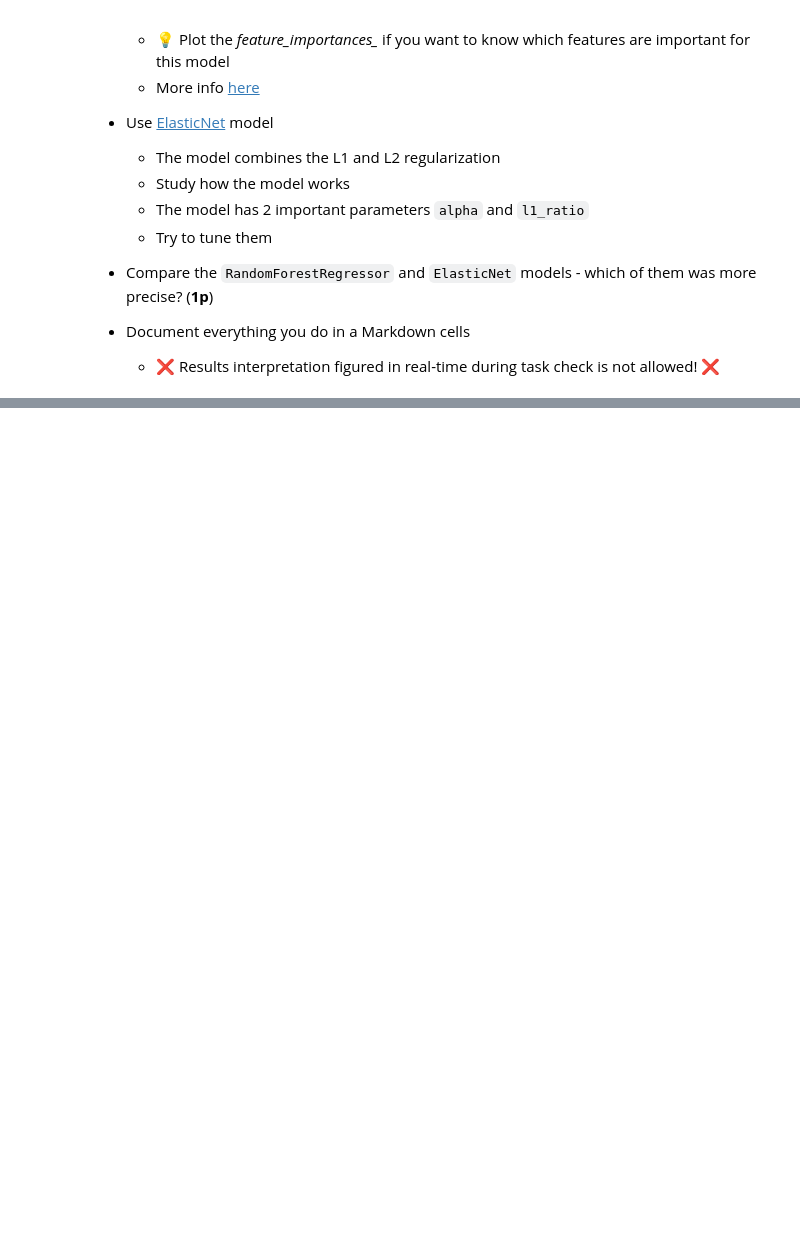
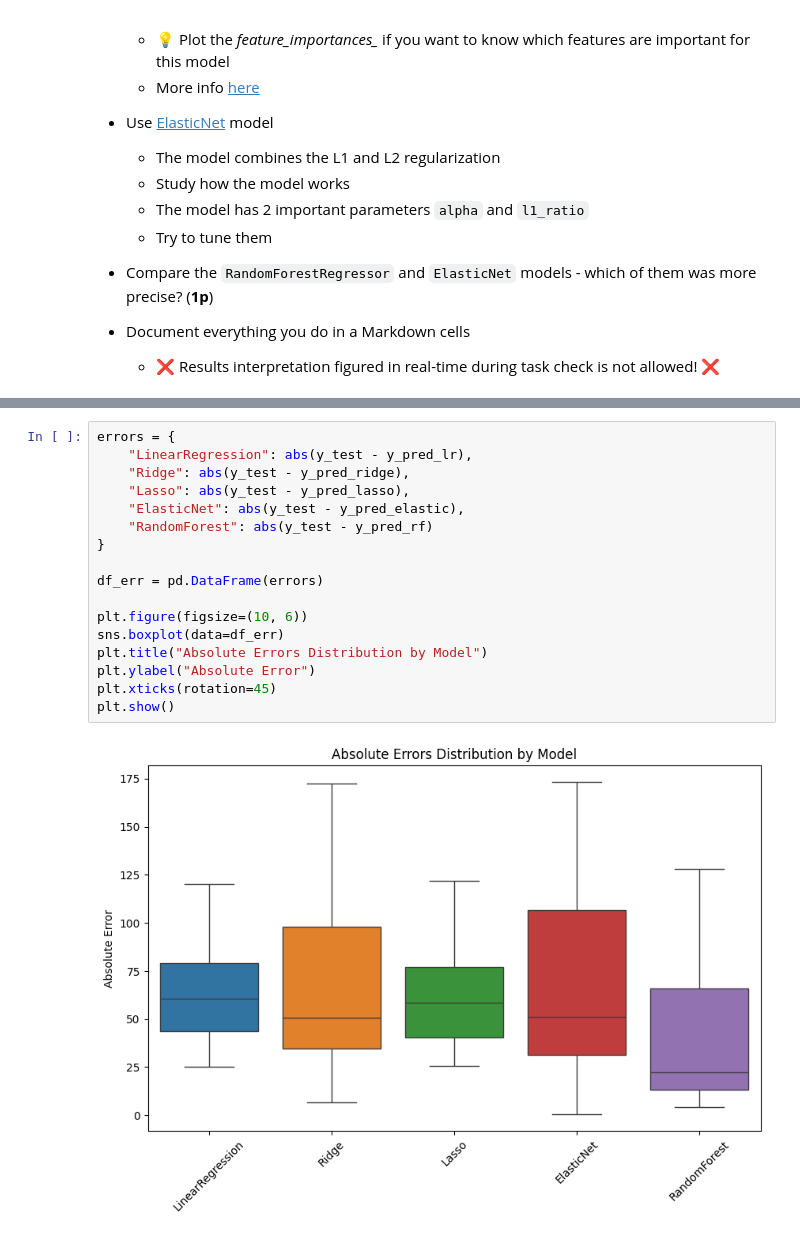
Before and after one commit to DastanJin/ZSU, a Jupyter notebook: fml_10.ipynb, the cells around one changed output, grey strips where cells are left out. Cells and saved outputs as stored; diff of their text form; blank space fills up the shorter version.

```diff
--- a/fml_10.ipynb
+++ b/fml_10.ipynb
@@ -473,0 +631,19 @@ for i, x in enumerate(results):
+# %%
+errors = {
+    "LinearRegression": abs(y_test - y_pred_lr),
+    "Ridge": abs(y_test - y_pred_ridge),
+    "Lasso": abs(y_test - y_pred_lasso),
+    "ElasticNet": abs(y_test - y_pred_elastic),
+    "RandomForest": abs(y_test - y_pred_rf)
+}
+
+df_err = pd.DataFrame(errors)
+
+plt.figure(figsize=(10, 6))
+sns.boxplot(data=df_err)
+plt.title("Absolute Errors Distribution by Model")
+plt.ylabel("Absolute Error")
+plt.xticks(rotation=45)
+plt.show()
+# %% [output]
+[figure, added]
```
Also changed, not shown: parts of 14 cells of this notebook.
